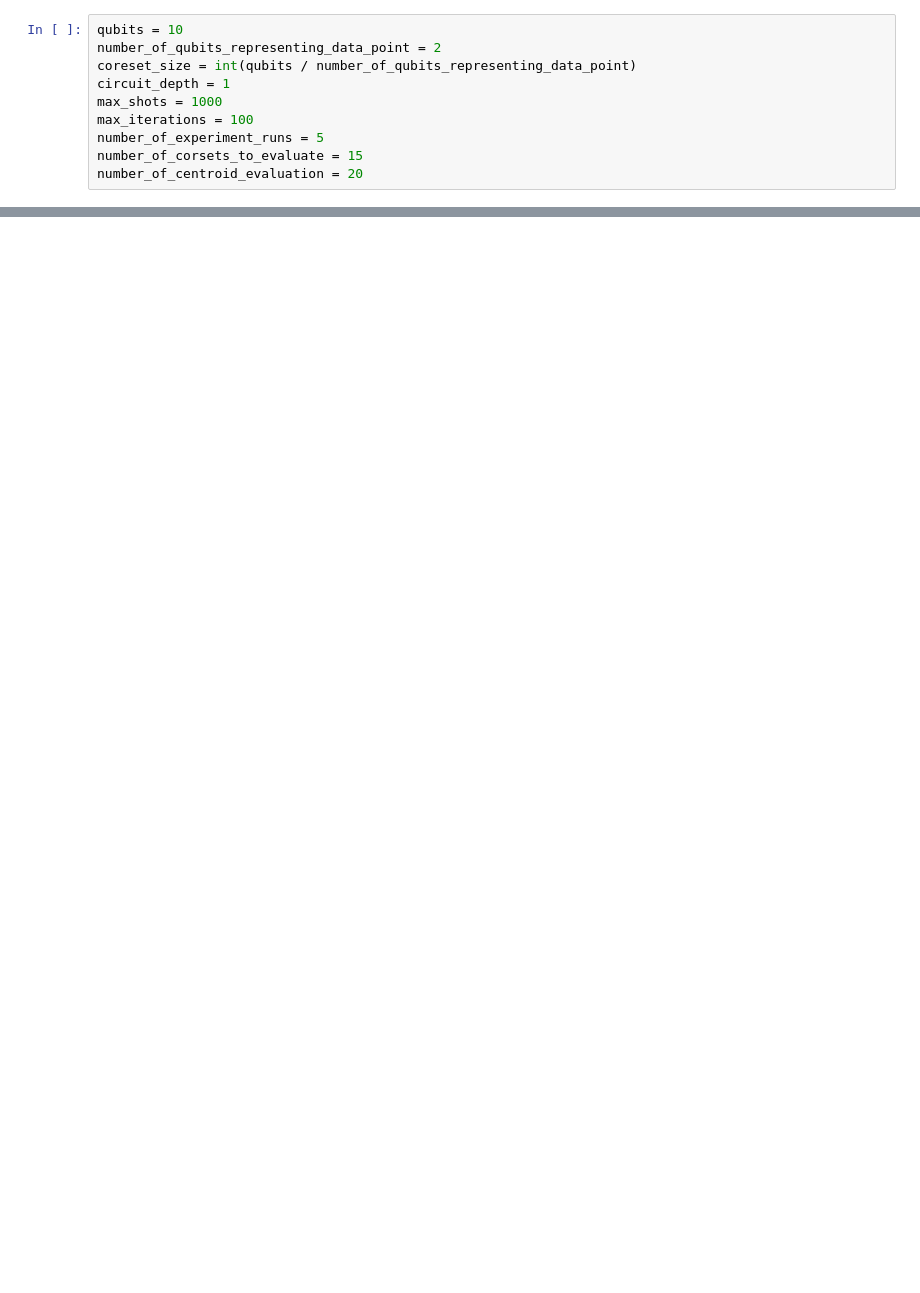
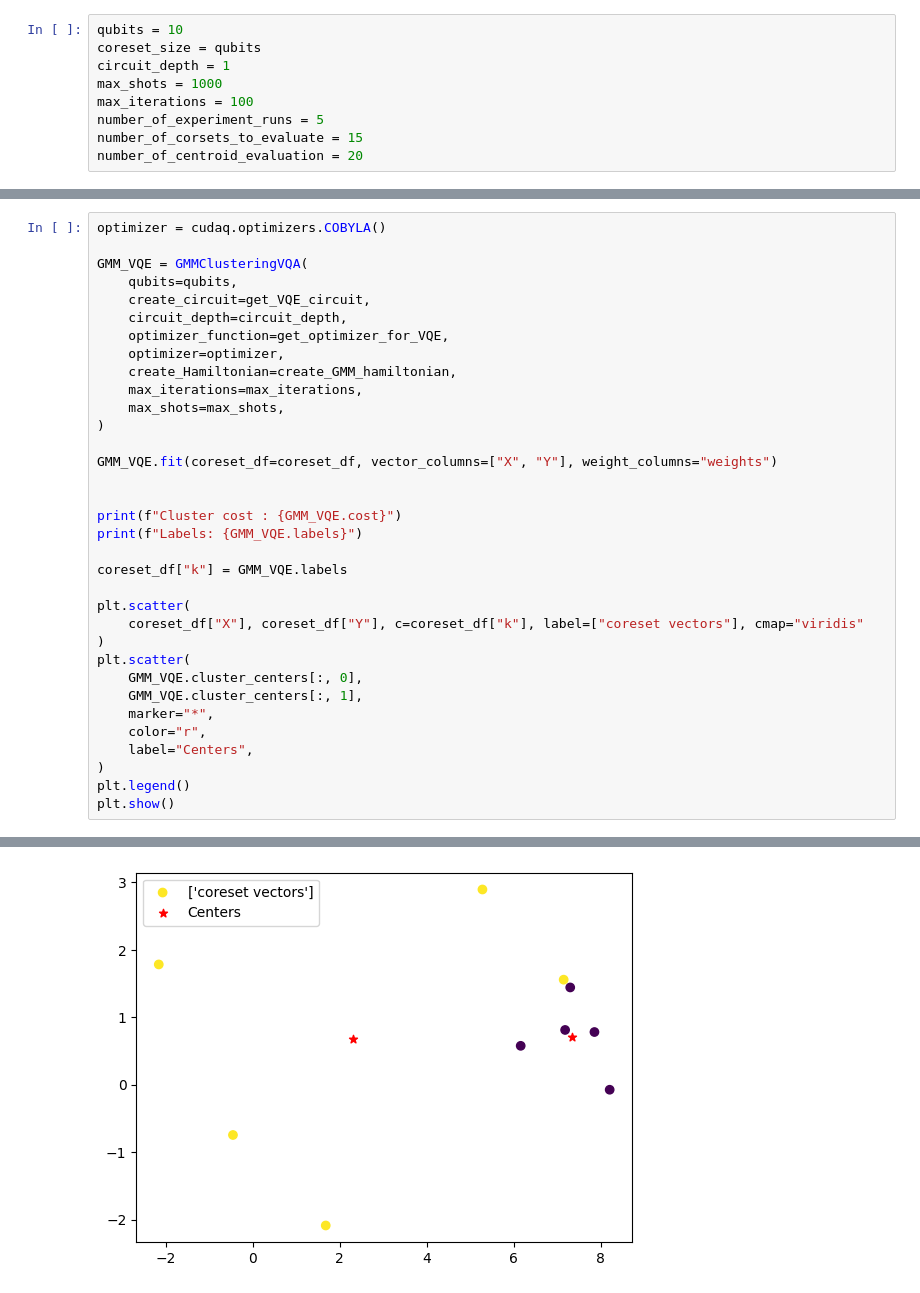
Before and after one commit to Boniface316/bigdata_vqa, a Jupyter notebook: Notebooks/GMM_toy_experiment.ipynb, the cells around one changed output, grey strips where cells are left out. Drawn from its saved outputs; the diff is of its cells as text; blank space fills up the shorter version.

```diff
--- a/Notebooks/GMM_toy_experiment.ipynb
+++ b/Notebooks/GMM_toy_experiment.ipynb
@@ -14,8 +19,7 @@ import warnings
 warnings.filterwarnings("ignore")
 # %%
 qubits = 10
-number_of_qubits_representing_data_point = 2
-coreset_size = int(qubits / number_of_qubits_representing_data_point)
+coreset_size = qubits
 circuit_depth = 1
 max_shots = 1000
 max_iterations = 100
@@ -48,0 +58,35 @@ plt.show()
+# %%
+optimizer = cudaq.optimizers.COBYLA()
+
+GMM_VQE = GMMClusteringVQA(
+    qubits=qubits,
+    create_circuit=get_VQE_circuit,
+    circuit_depth=circuit_depth,
+    optimizer_function=get_optimizer_for_VQE,
+    optimizer=optimizer,
+    create_Hamiltonian=create_GMM_hamiltonian,
+    max_iterations=max_iterations,
+    max_shots=max_shots,
+)
+
+GMM_VQE.fit(coreset_df=coreset_df, vector_columns=["X", "Y"], weight_columns="weights")
+
+
+print(f"Cluster cost : {GMM_VQE.cost}")
+print(f"Labels: {GMM_VQE.labels}")
+
+coreset_df["k"] = GMM_VQE.labels
+
+plt.scatter(
+    coreset_df["X"], coreset_df["Y"], c=coreset_df["k"], label=["coreset vectors"], cmap="viridis"
+)
+plt.scatter(
+    GMM_VQE.cluster_centers[:, 0],
+    GMM_VQE.cluster_centers[:, 1],
+    marker="*",
+    color="r",
+    label="Centers",
+)
+plt.legend()
+plt.show()
+# %% [output]
@@ -48,0 +95 @@ plt.show()
+[figure, added]
```
Also changed, not shown: parts of 15 cells of this notebook, 17 other files.
